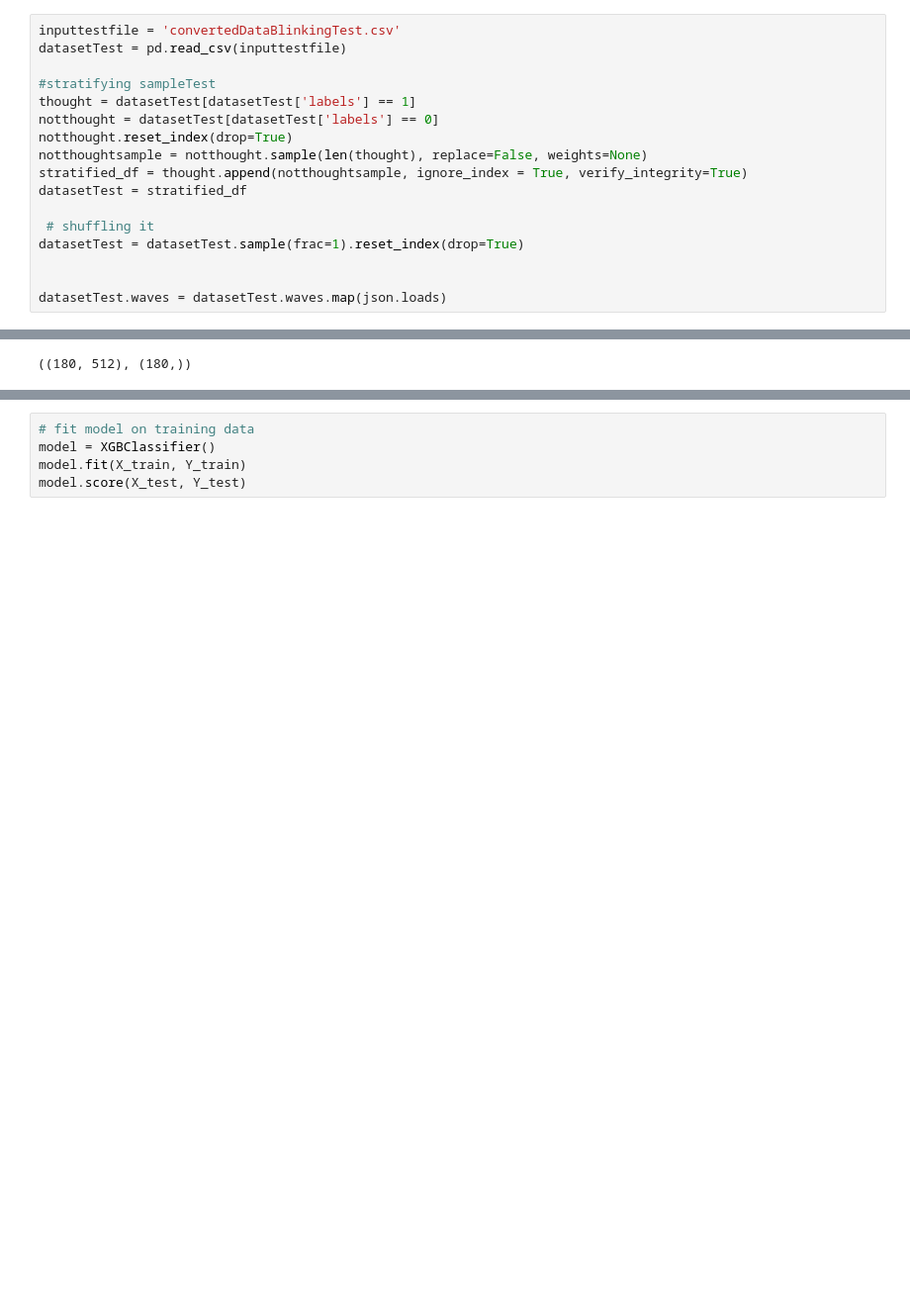
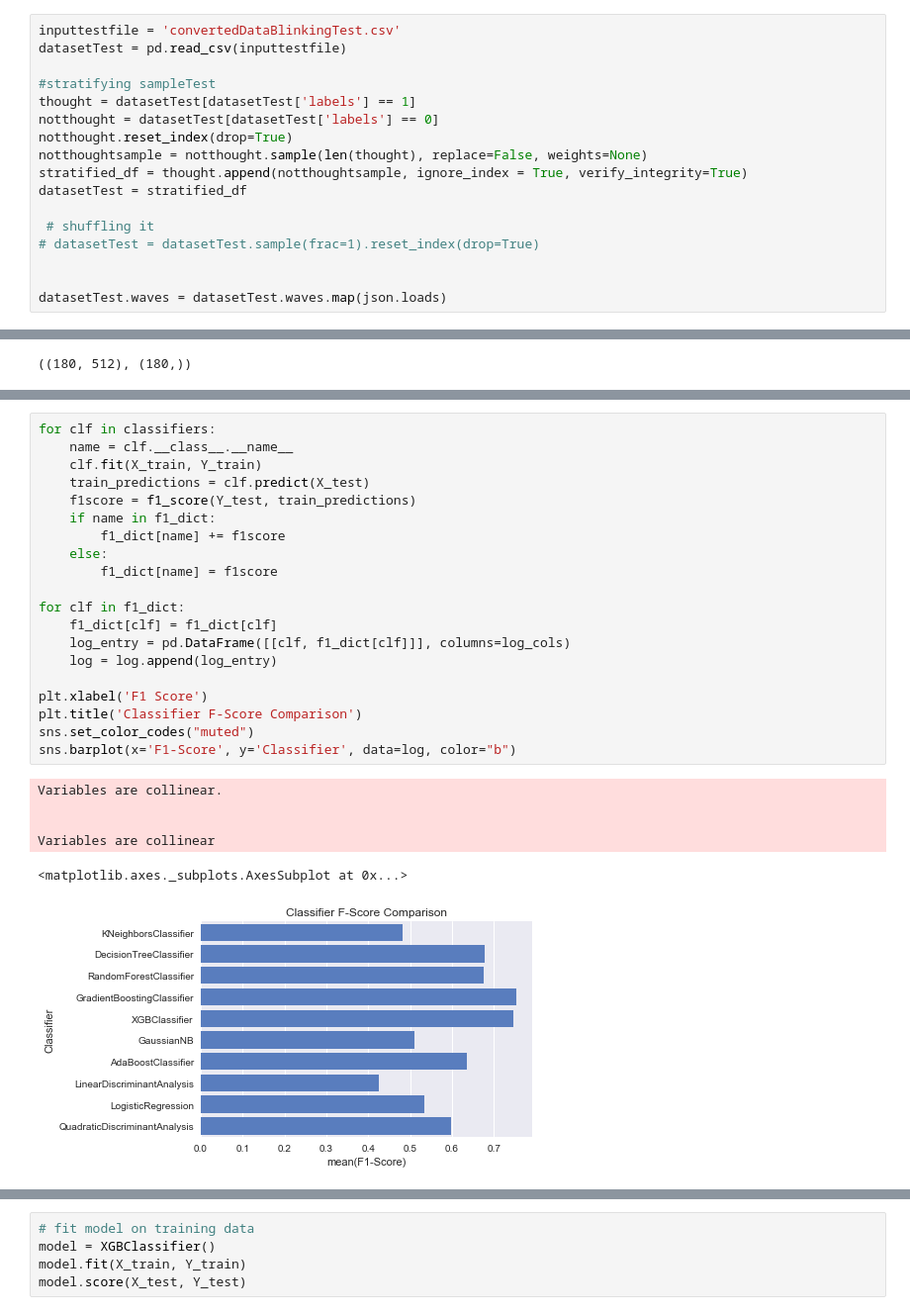
Before and after one commit to carinasauter/mind-reader, a Jupyter notebook: myModel.ipynb, the cells around one changed output, grey strips where cells are left out. Shown: that part at 99% size. Drawn from its saved outputs; the diff is of its cells as text; blank space fills up the shorter version.

```diff
--- a/myModel.ipynb
+++ b/myModel.ipynb
@@ -75,7 +75,7 @@ stratified_df = thought.append(notthoughtsample, ignore_index = True, verify_int
 datasetTest = stratified_df
 
  # shuffling it
-datasetTest = datasetTest.sample(frac=1).reset_index(drop=True)
+# datasetTest = datasetTest.sample(frac=1).reset_index(drop=True)
 
 
 datasetTest.waves = datasetTest.waves.map(json.loads)
@@ -143,0 +173,27 @@ array([[13104,  1381,  1321, ...,  -163,  -213,  -205],
+# %%
+for clf in classifiers:
+    name = clf.__class__.__name__
+    clf.fit(X_train, Y_train)
+    train_predictions = clf.predict(X_test)
+    f1score = f1_score(Y_test, train_predictions)
+    if name in f1_dict:
+        f1_dict[name] += f1score
+    else:
+        f1_dict[name] = f1score
+
+for clf in f1_dict:
+    f1_dict[clf] = f1_dict[clf]
+    log_entry = pd.DataFrame([[clf, f1_dict[clf]]], columns=log_cols)
+    log = log.append(log_entry)
+
+plt.xlabel('F1 Score')
+plt.title('Classifier F-Score Comparison')
+sns.set_color_codes("muted")
+sns.barplot(x='F1-Score', y='Classifier', data=log, color="b")
+# %% [output]
+Variables are collinear.
+
+
+Variables are collinear
+<matplotlib.axes._subplots.AxesSubplot at 0x...>
+[figure, added]
```
Also changed, not shown: parts of 26 cells of this notebook, 20 other files.
